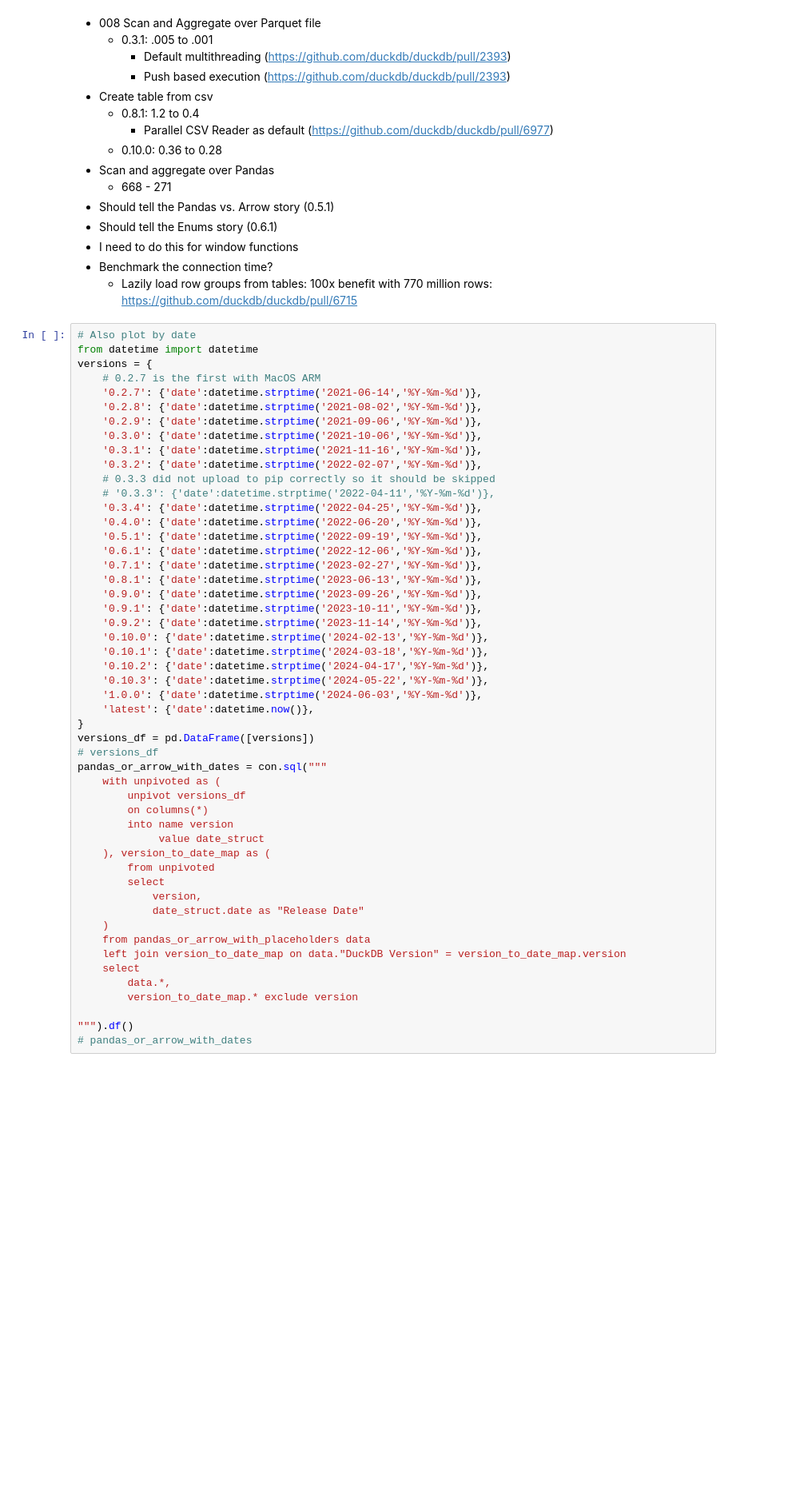
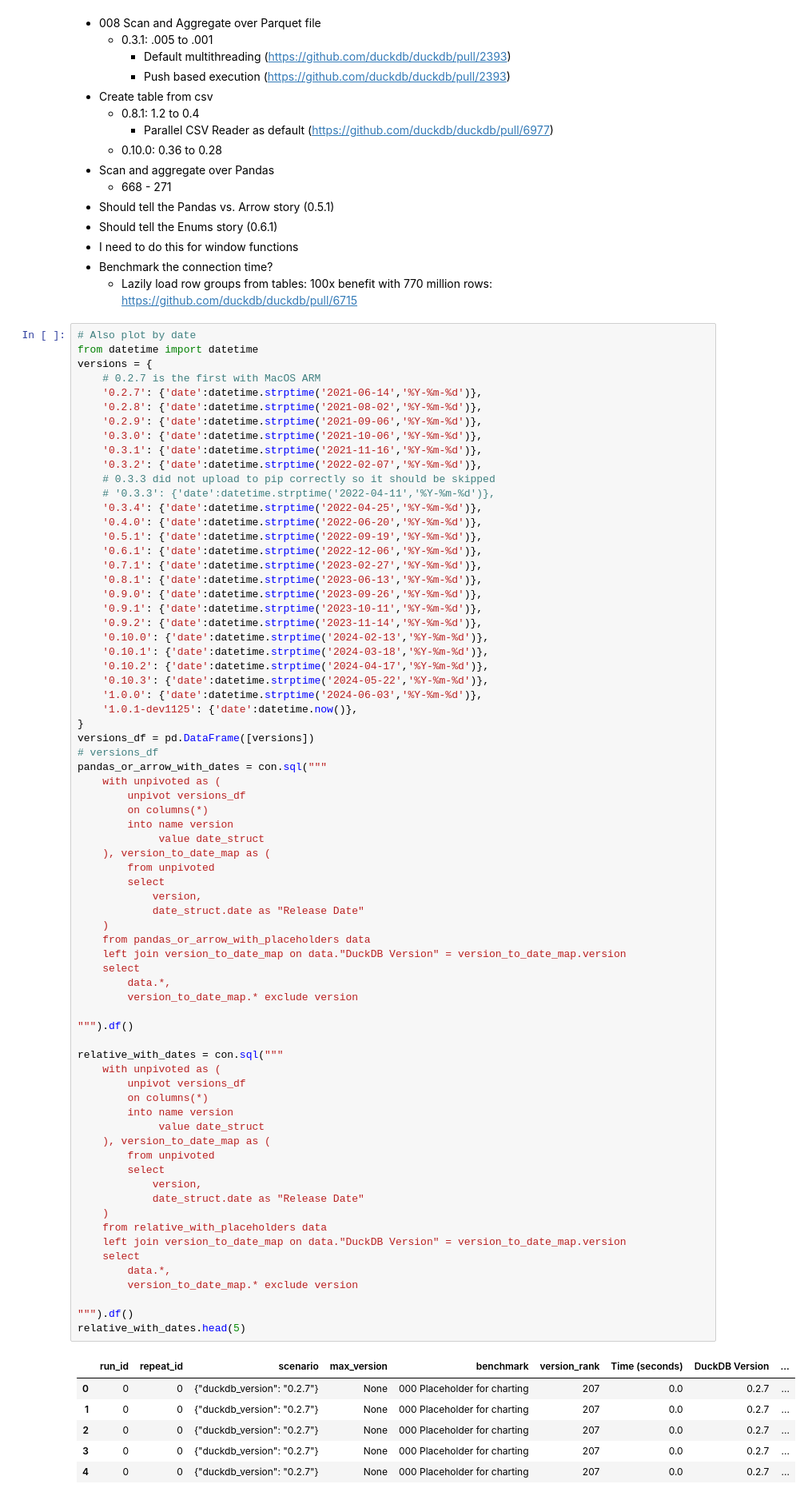
Before and after one commit to Alex-Monahan/duckdb_benchmarks_over_time, a Jupyter notebook: analyze_benchmark_results.ipynb, the cells around one changed output. Shown at 80% size. Drawn from its saved outputs; the diff is of its cells as text; blank space fills up the shorter version.

```diff
--- a/analyze_benchmark_results.ipynb
+++ b/analyze_benchmark_results.ipynb
@@ -402,35 +461,62 @@ versions = {
     '0.9.0': {'date':datetime.strptime('2023-09-26','%Y-%m-%d')},
     '0.9.1': {'date':datetime.strptime('2023-10-11','%Y-%m-%d')},
     '0.9.2': {'date':datetime.strptime('2023-11-14','%Y-%m-%d')},
     '0.10.0': {'date':datetime.strptime('2024-02-13','%Y-%m-%d')},
     '0.10.1': {'date':datetime.strptime('2024-03-18','%Y-%m-%d')},
     '0.10.2': {'date':datetime.strptime('2024-04-17','%Y-%m-%d')},
     '0.10.3': {'date':datetime.strptime('2024-05-22','%Y-%m-%d')},
     '1.0.0': {'date':datetime.strptime('2024-06-03','%Y-%m-%d')},
-    'latest': {'date':datetime.now()},
+    '1.0.1-dev1125': {'date':datetime.now()},
 }
 versions_df = pd.DataFrame([versions])
 # versions_df
 pandas_or_arrow_with_dates = con.sql("""
     with unpivoted as (
         unpivot versions_df
         on columns(*)
         into name version
              value date_struct
     ), version_to_date_map as (
         from unpivoted
         select
             version,
             date_struct.date as "Release Date"
     )
     from pandas_or_arrow_with_placeholders data
     left join version_to_date_map on data."DuckDB Version" = version_to_date_map.version
     select
         data.*,
         version_to_date_map.* exclude version
 
 """).df()
-# pandas_or_arrow_with_dates
+
+relative_with_dates = con.sql("""
+    with unpivoted as (
+        unpivot versions_df
+        on columns(*)
+        into name version
+             value date_struct
+    ), version_to_date_map as (
+        from unpivoted
+        select
+            version,
+            date_struct.date as "Release Date"
+    )
+    from relative_with_placeholders data
+    left join version_to_date_map on data."DuckDB Version" = version_to_date_map.version
+    select
+        data.*,
+        version_to_date_map.* exclude version
+
+""").df()
+relative_with_dates.head(5)
+# %% [output]
+|  | run_id | repeat_id | scenario | max_version | benchmark | version_rank | Time (seconds) | DuckDB Version | ... |
+| 0 | 0 | 0 | {"duckdb_version": "0.2.7"} | None | 000 Placeholder for charting | 207 | 0.0 | 0.2.7 | ... |
+| 1 | 0 | 0 | {"duckdb_version": "0.2.7"} | None | 000 Placeholder for charting | 207 | 0.0 | 0.2.7 | ... |
+| 2 | 0 | 0 | {"duckdb_version": "0.2.7"} | None | 000 Placeholder for charting | 207 | 0.0 | 0.2.7 | ... |
+| 3 | 0 | 0 | {"duckdb_version": "0.2.7"} | None | 000 Placeholder for charting | 207 | 0.0 | 0.2.7 | ... |
+| 4 | 0 | 0 | {"duckdb_version": "0.2.7"} | None | 000 Placeholder for charting | 207 | 0.0 | 0.2.7 | ... |
 # %%
 fig = px.area(
     pandas_or_arrow_with_dates,
```
Also changed, not shown: parts of 11 cells of this notebook.
